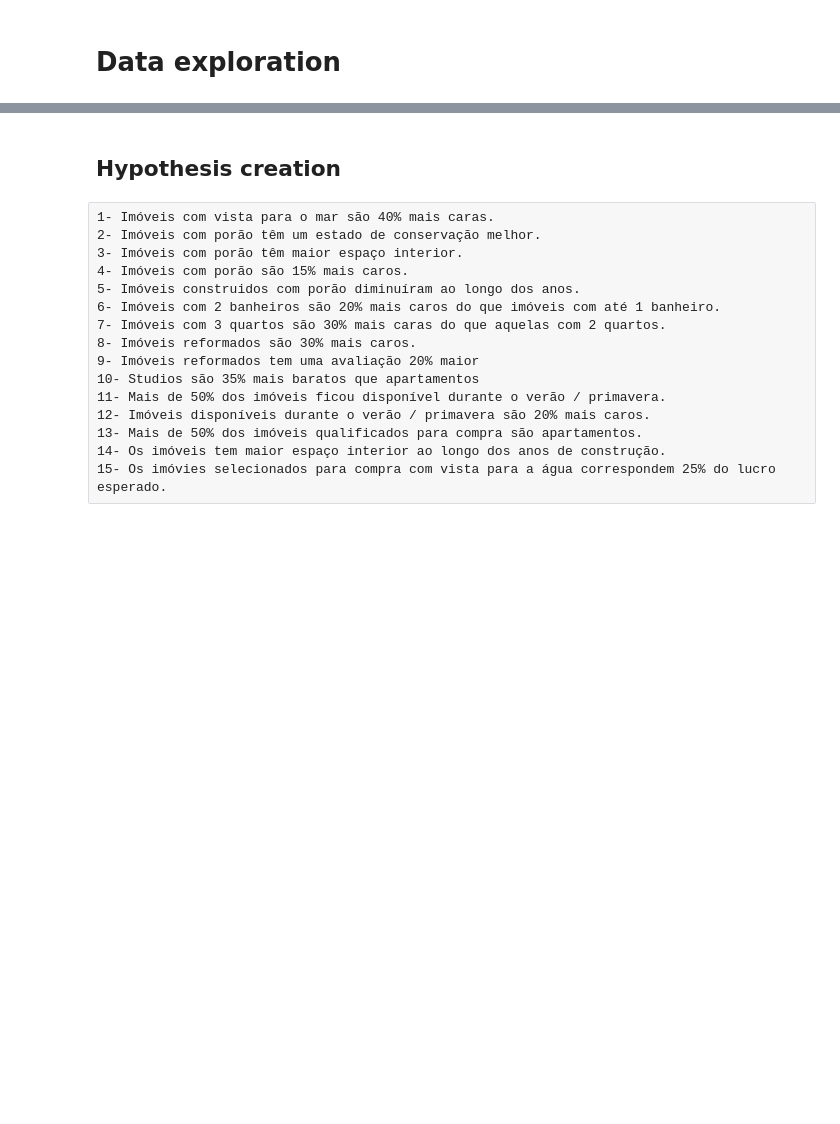
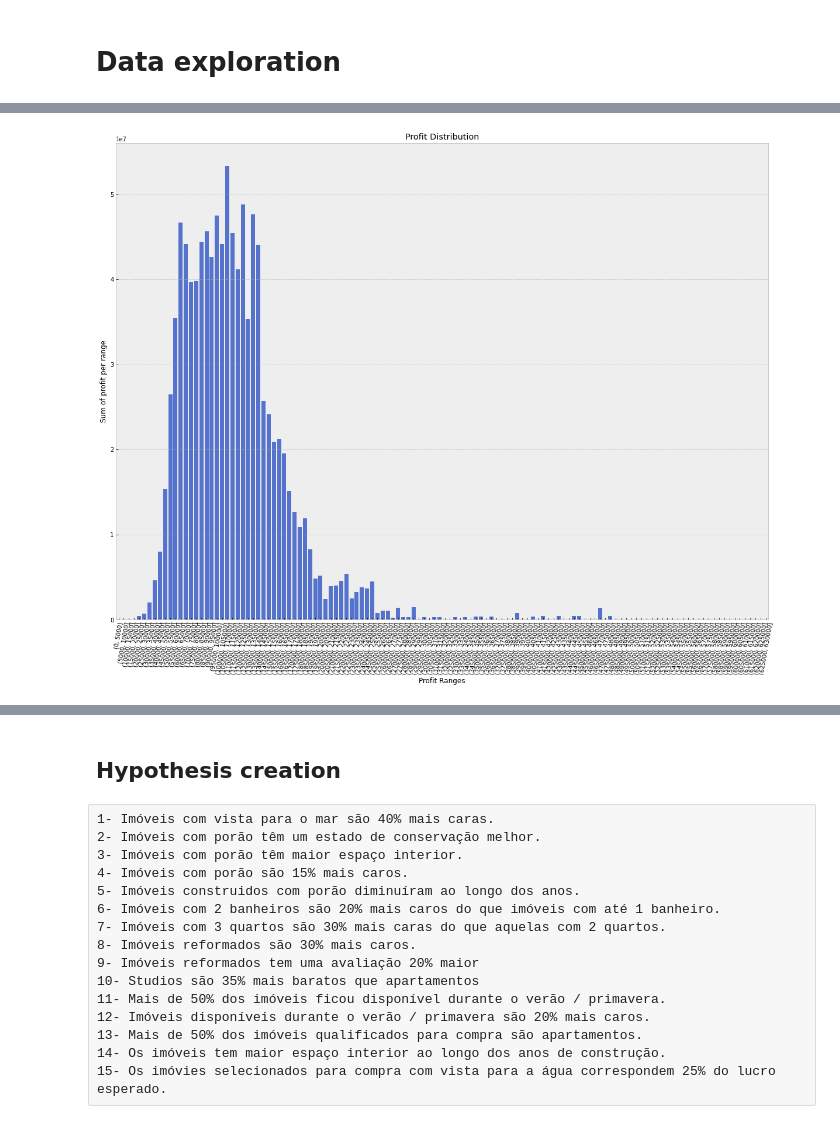
Before and after one commit to obregonrodrigo/house-rocket-insights, a Jupyter notebook: notebooks/notebook.ipynb, the cells around one changed output, grey strips where cells are left out. Cells and saved outputs as stored; diff of their text form; code cells hidden in the pictures; blank space fills up the shorter version.

```diff
--- a/notebooks/notebook.ipynb
+++ b/notebooks/notebook.ipynb
@@ -408,0 +424,9 @@ data[['id', 'price', 'zipcode', 'median_price', 'med_fall', 'med_spring', 'med_s
+# %%
+# profit_distribution
+p = sns.barplot(data=aux1, x='var_expected_profit', y='expected_profit', color='royalblue');
+p.set_title('Profit Distribution')
+p.set_xlabel('Profit Ranges')
+p.set_ylabel('Sum of profit per range')
+plt.xticks(rotation=80);
+# %% [output]
+[figure, added]
```
Also changed, not shown: parts of 28 cells of this notebook, 3 other files.
